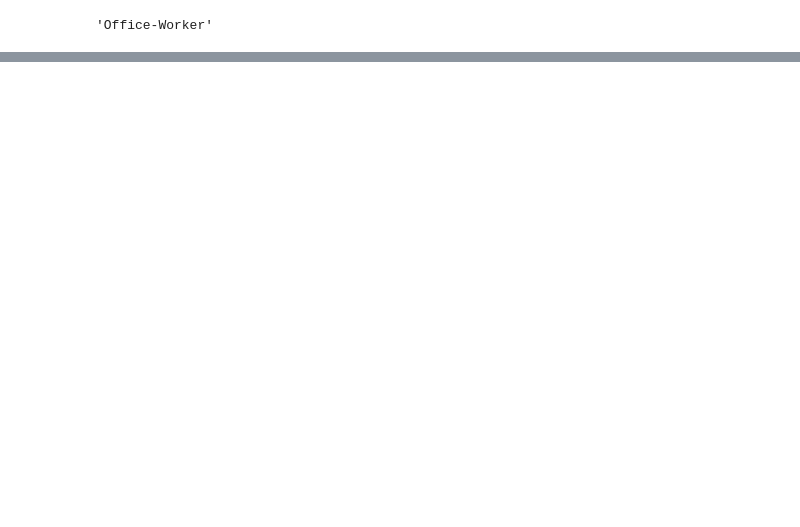
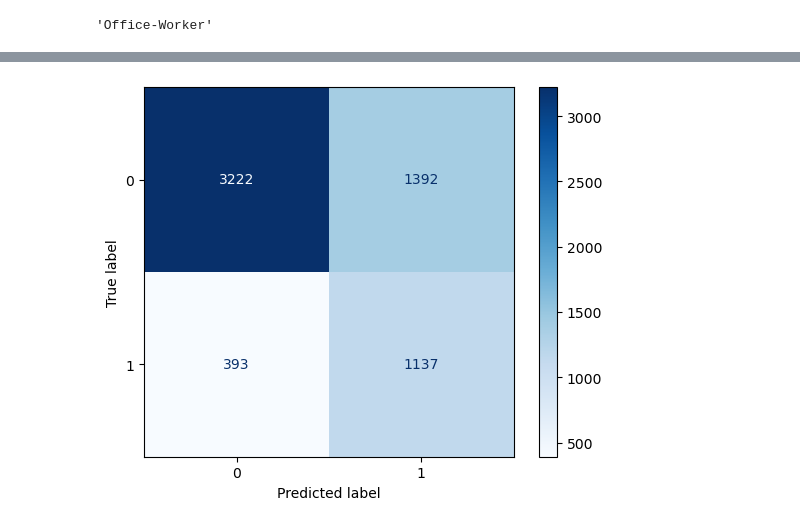
Before and after one commit to gustavo-ren/Adults, a Jupyter notebook: adult_pipeline_v2.ipynb, the cells around one changed output, grey strips where cells are left out. Drawn from its saved outputs; the diff is of its cells as text; code cells hidden in the pictures; blank space fills up the shorter version.

```diff
--- a/adult_pipeline_v2.ipynb
+++ b/adult_pipeline_v2.ipynb
@@ -179,9 +153,7 @@ array([0.76301518, 0.75366251, 0.74877916, 0.79164406, 0.76939772])
 # %%
-logistic_reg = LogisticRegression()
+logistic_reg = LogisticRegression(class_weight="balanced")
 
 logistic_pipe = Pipeline(steps=[
     ("colum_transform", column_tranform),
     ("logistic_reg", logistic_reg)
 ])
-
-logistic_pipe.fit(X_train, y_train)
@@ -204,4 +162,5 @@ param_grid = {
     "logistic_reg__l1_ratio": [0.0, 0.1, 0.2, 0.3, 0.4, 0.5, 0.6, 0.7, 0.8, 0.9, 1.0]
 }
 
-logistic_grid = GridSearchCV(logistic_pipe, param_grid, cv=5, scoring="accuracy")
+logistic_grid = GridSearchCV(logistic_pipe, param_grid, cv=5, scoring="recall")
+logistic_grid.fit(X=X_train, y=y_train)
@@ -212,0 +221,12 @@ array([0.81236443, 0.79815518, 0.80575149, 0.81551818, 0.80792187])
+# %%
+logistic_disp = ConfusionMatrixDisplay.from_estimator(
+    estimator=logistic_grid,
+    X=X_test,
+    y=y_test,
+    display_labels=[0, 1],
+    cmap=plt.cm.Blues
+)
+
+plt.show()
+# %% [output]
+[figure, added]
```
Also changed, not shown: parts of 28 cells of this notebook, 3 other files.
